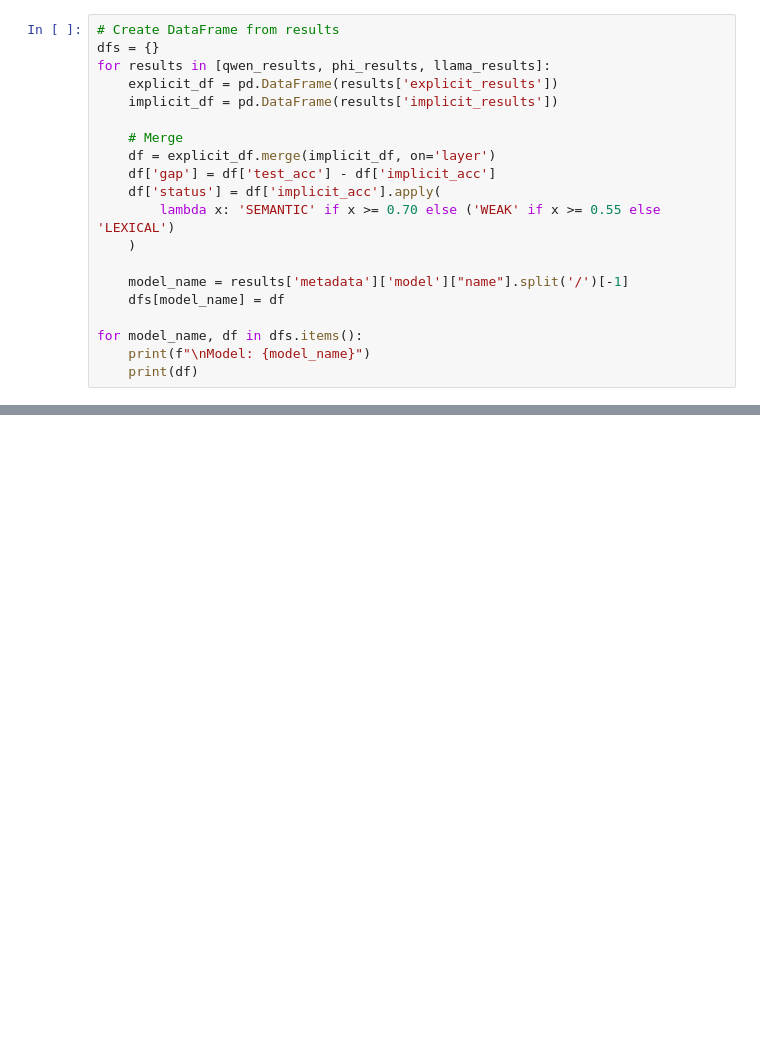
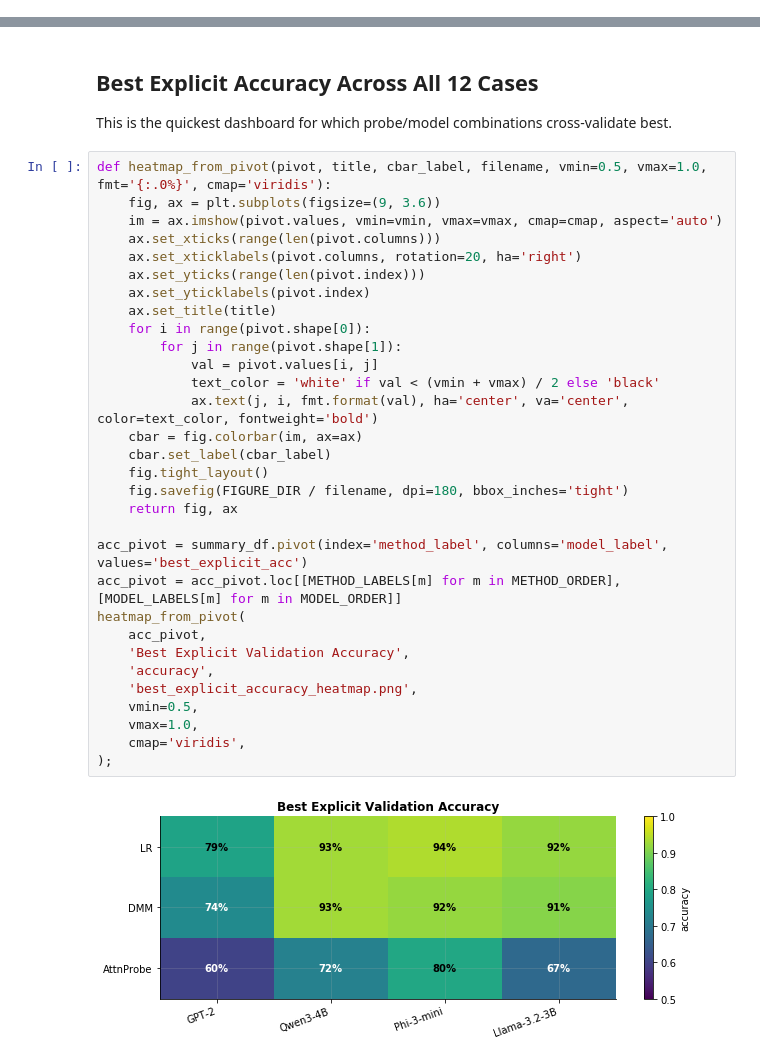
Before and after one commit to justinshenk/temporal-awareness, a Jupyter notebook: notebooks/03.1_multimodel_probe_validation_analysis.ipynb, the cells around one changed output, grey strips where cells are left out. Saved outputs shown, nothing was run; the diff lists cells and outputs as text; blank space fills up the shorter version.

```diff
--- a/notebooks/03.1_multimodel_probe_validation_analysis.ipynb
+++ b/notebooks/03.1_multimodel_probe_validation_analysis.ipynb
@@ -39,20 +0,0 @@ Git commit: 553e005fbfe4b3a62bce36e8091d2f8fc56f066e
-# %%
-# Create DataFrame from results
-dfs = {}
-for results in [qwen_results, phi_results, llama_results]:
-    explicit_df = pd.DataFrame(results['explicit_results'])
-    implicit_df = pd.DataFrame(results['implicit_results'])
-
-    # Merge
-    df = explicit_df.merge(implicit_df, on='layer')
-    df['gap'] = df['test_acc'] - df['implicit_acc']
-    df['status'] = df['implicit_acc'].apply(
-        lambda x: 'SEMANTIC' if x >= 0.70 else ('WEAK' if x >= 0.55 else 'LEXICAL')
-    )
-
-    model_name = results['metadata']['model']["name"].split('/')[-1]
-    dfs[model_name] = df
-
-for model_name, df in dfs.items():
-    print(f"\nModel: {model_name}")
-    print(df)
@@ -696,0 +243,37 @@ plt.show()
+# %% [markdown]
+## Best Explicit Accuracy Across All 12 Cases
+
+This is the quickest dashboard for which probe/model combinations cross-validate best.
+# %%
+def heatmap_from_pivot(pivot, title, cbar_label, filename, vmin=0.5, vmax=1.0, fmt='{:.0%}', cmap='viridis'):
+    fig, ax = plt.subplots(figsize=(9, 3.6))
+    im = ax.imshow(pivot.values, vmin=vmin, vmax=vmax, cmap=cmap, aspect='auto')
+    ax.set_xticks(range(len(pivot.columns)))
+    ax.set_xticklabels(pivot.columns, rotation=20, ha='right')
+    ax.set_yticks(range(len(pivot.index)))
+    ax.set_yticklabels(pivot.index)
+    ax.set_title(title)
+    for i in range(pivot.shape[0]):
+        for j in range(pivot.shape[1]):
+            val = pivot.values[i, j]
+            text_color = 'white' if val < (vmin + vmax) / 2 else 'black'
+            ax.text(j, i, fmt.format(val), ha='center', va='center', color=text_color, fontweight='bold')
+    cbar = fig.colorbar(im, ax=ax)
+    cbar.set_label(cbar_label)
+    fig.tight_layout()
+    fig.savefig(FIGURE_DIR / filename, dpi=180, bbox_inches='tight')
+    return fig, ax
+
+acc_pivot = summary_df.pivot(index='method_label', columns='model_label', values='best_explicit_acc')
+acc_pivot = acc_pivot.loc[[METHOD_LABELS[m] for m in METHOD_ORDER], [MODEL_LABELS[m] for m in MODEL_ORDER]]
+heatmap_from_pivot(
+    acc_pivot,
+    'Best Explicit Validation Accuracy',
+    'accuracy',
+    'best_explicit_accuracy_heatmap.png',
+    vmin=0.5,
+    vmax=1.0,
+    cmap='viridis',
+);
+# %% [output]
+[figure, added]
```
Also changed, not shown: parts of 57 cells of this notebook, 25 other files.
